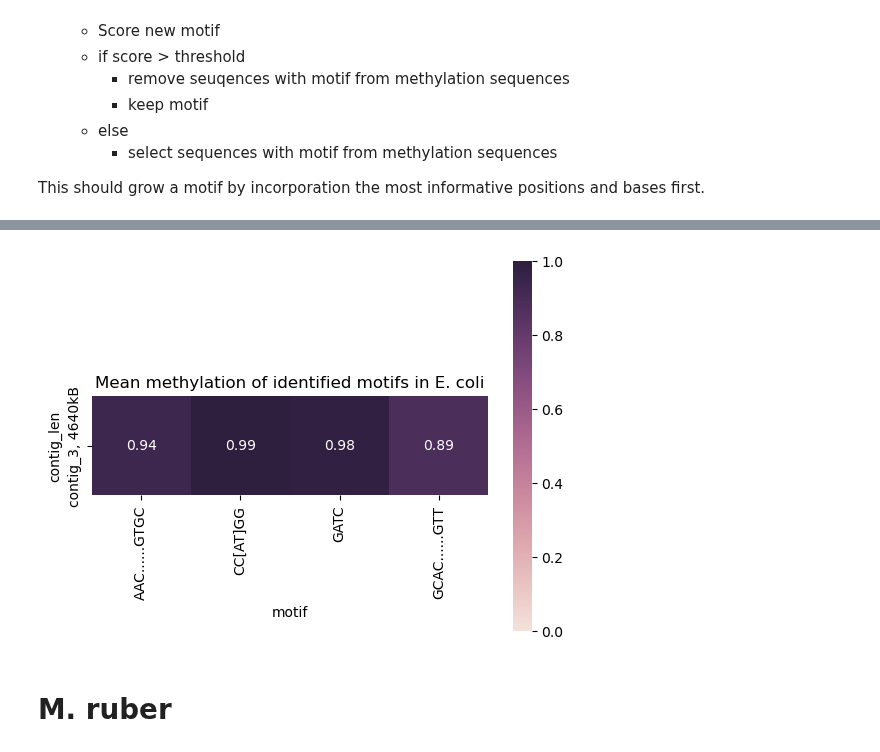
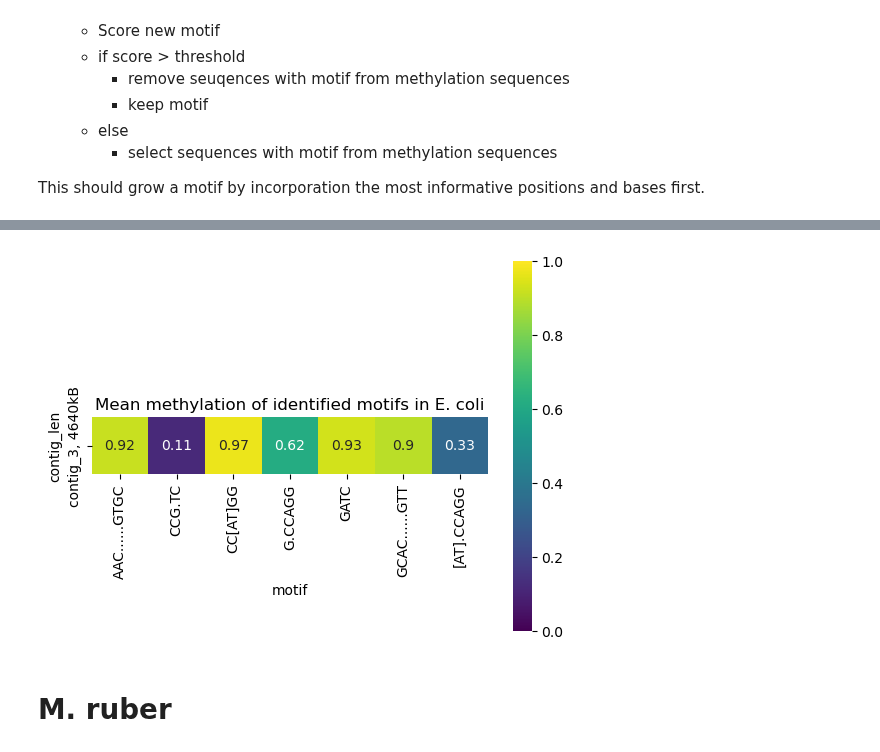
Before and after one commit to MicrobialDarkMatter/nanomotif, a Jupyter notebook: reports/candidate-selection.ipynb, the cells around one changed output, grey strips where cells are left out. Cells and saved outputs as stored; diff of their text form; code cells hidden in the pictures.

```diff
--- a/reports/candidate-selection.ipynb
+++ b/reports/candidate-selection.ipynb
@@ -173,3 +41,9 @@ model_AAC_GTGC
 # %%
-ec_motifs = nm.evaluate.process_sample(ec_assembly, ec_pileup.pileup, min_read_methylation_fraction = 0.8, cdf_position= 0.60)
+ec_motifs = nm.evaluate.process_sample(
+    ec_assembly,
+    ec_pileup.pileup,
+    min_read_methylation_fraction = 0.8,
+    min_valid_coverage = 10,
+    min_kl_divergence = 0.2
+)
 # %% [output]
@@ -204,11 +68,11 @@ shape: (4, 7)
 ec_motifs_plot = ec_motifs \
     .with_columns([
         pl.col("model").apply(lambda model: model.mean()).alias("mean"),
-        pl.col("contig").apply(lambda contig: f"{contig}, {len(ec_assembly.assembly[contig])/ 1e3:.0f}kB").alias("contig_len"),
+        pl.col("contig").apply(lambda
+                               contig: f"{contig}, {len(ec_assembly.assembly[contig])/ 1e3:.0f}kB").alias("contig_len"),
     ]).sort("motif", descending = True)
-cmap = sns.cubehelix_palette(as_cmap=True, light=.9)
 heatmap = sns.heatmap(ec_motifs_plot.to_pandas().pivot(values = "mean", index = "contig_len", columns = "motif"),
-                      cmap = cmap, square=True, vmin = 0, vmax = 1, annot = True);
+                      cmap = "viridis", square=True, vmin = 0.0, vmax = 1.0, annot = True);
 heatmap.set_facecolor('lightgray');
 plt.title("Mean methylation of identified motifs in E. coli");
 heatmap.xaxis.set_ticklabels(heatmap.xaxis.get_ticklabels(), rotation=90);
@@ -217,4 +97,4 @@ DEBUG: locator: <matplotlib.ticker.AutoLocator object at 0x...>
-[figure, old version]
+[figure, new version]
 # %% [markdown]
 # M. ruber
 # %%
```
Also changed, not shown: parts of 48 cells of this notebook, 24 other files.
